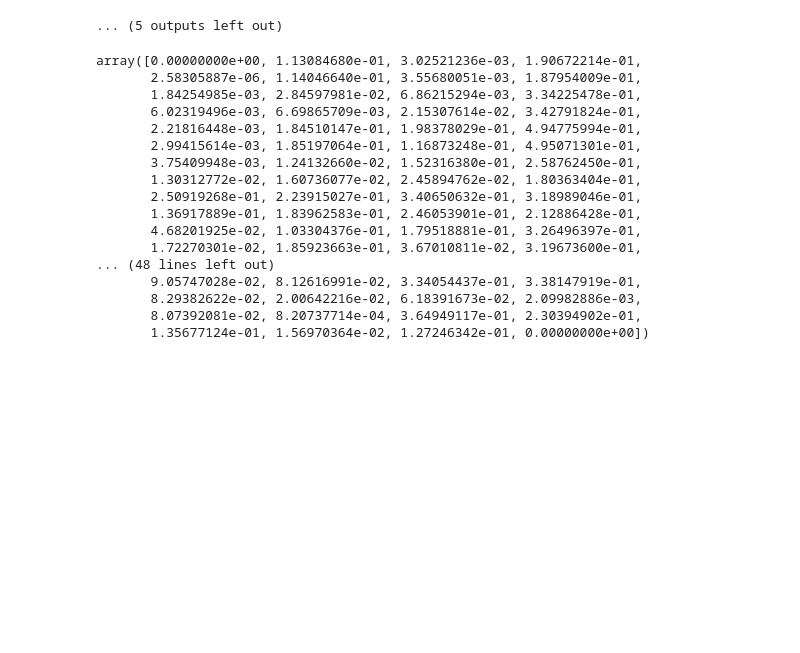
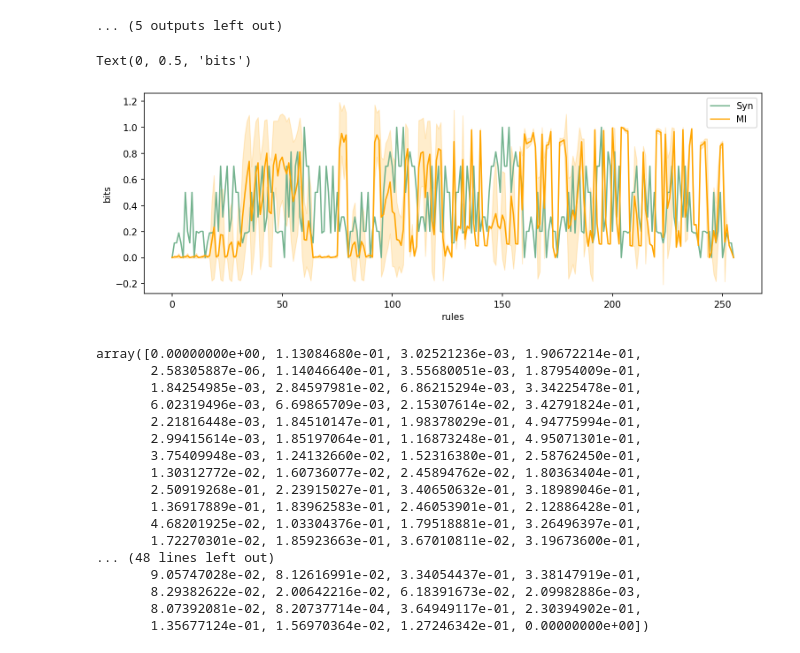
Before and after one commit to Lyn1216/Local-EI-project, a Jupyter notebook: exp/cellular automaton/local_ca.ipynb, the cells around one changed output. Saved outputs shown, nothing was run; the diff lists cells and outputs as text; code cells hidden in the pictures; blank space fills up the shorter version.

Commit message:
ca_init

```diff
--- a/exp/cellular automaton/local_ca.ipynb
+++ b/exp/cellular automaton/local_ca.ipynb
@@ -337,13 +331,12 @@ def ca_mi(showmatrix):
     mi = ee.midd(x,y)
     return mi
 
-mi_ran, mi_0, mi_fix, mi_parts = [], [], [], []
+size = 5
+# mi_ran, mi_0, mi_fix, mi_parts = [], [], [], []
+ca_mi_rules = {i:[] for i in range(256)}
 for r in range(256):
-    showmatrix, _, _, _= cellular_automaton_homo(rule=r, generations=150, p0_list=[0], size=120, mech_size=1, init='random')
-    mi_ran.append(ca_mi(showmatrix))
-    showmatrix, _, _, _= cellular_automaton_homo(rule=r, generations=150, p0_list=[0], size=120, mech_size=1, init='zeros')
-    mi_0.append(ca_mi(showmatrix))
-    showmatrix, _, _, _= cellular_automaton_homo(rule=r, generations=150, p0_list=[0], size=120, mech_size=1, init='fix_point')
-    mi_fix.append(ca_mi(showmatrix))
-    showmatrix, _, _, _= cellular_automaton_homo(rule=r, generations=150, p0_list=[0], size=120, mech_size=1, init='two_parts')
-    mi_parts.append(ca_mi(showmatrix))
+    for s in range(2**size):
+        showmatrix, _, _, _= cellular_automaton_homo(rule=r, generations=200, p0_list=[0], size=size, mech_size=1, init=s)
+        ca_mi_rules[r].append(ca_mi(showmatrix))
+
+np.save('results/ca_mi_for_rules.npy', ca_mi_rules)
@@ -355,3 +343,21 @@ np.save('results/mi_parts.npy', mi_parts)
+# %%
+means_mi = np.array([np.mean(values) for values in ca_mi_rules.values()])
+std_devs_mi = np.array([np.std(values) for values in ca_mi_rules.values()])
+
+plt.figure(figsize=(12,4), dpi=150)
+# 绘制折线图
+plt.plot(range(256), syn_list, color='#74B38F', label='Syn')
+# plt.fill_between([i/8 for i in range(9)], means+std_devs, means-std_devs, color='#74B38F', alpha=0.05)
+
+plt.plot(range(256), means_mi, color='#FFA500', label='MI')
+plt.fill_between(range(256), means_mi+std_devs_mi, means_mi-std_devs_mi, color='#FFA500', alpha=0.2)
+#plt.title("standard deviation")
+plt.legend()
+plt.xlabel("rules")
+plt.ylabel("bits")
+# %% [output]
+Text(0, 0.5, 'bits')
+[figure, added]
 # %%
 mis = np.zeros([4,256])
 mis[0,:] = mi_ran
```
Also changed, not shown: parts of 8 cells of this notebook, 3 other files.
